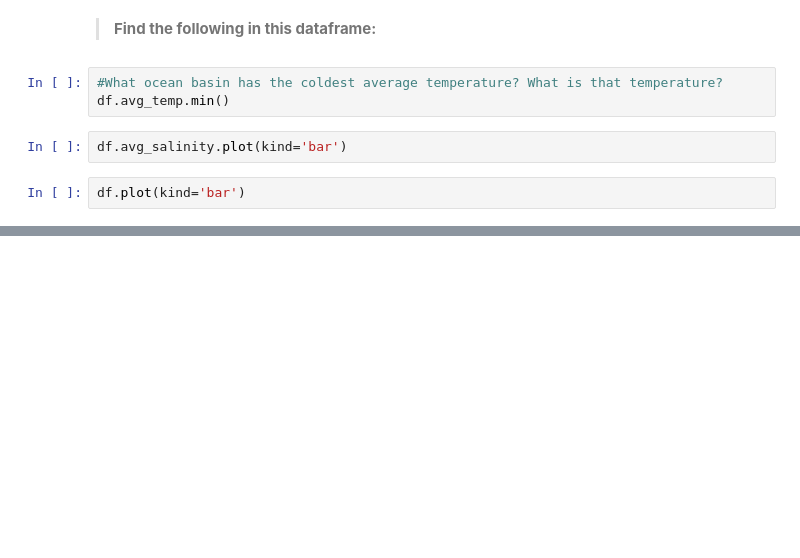
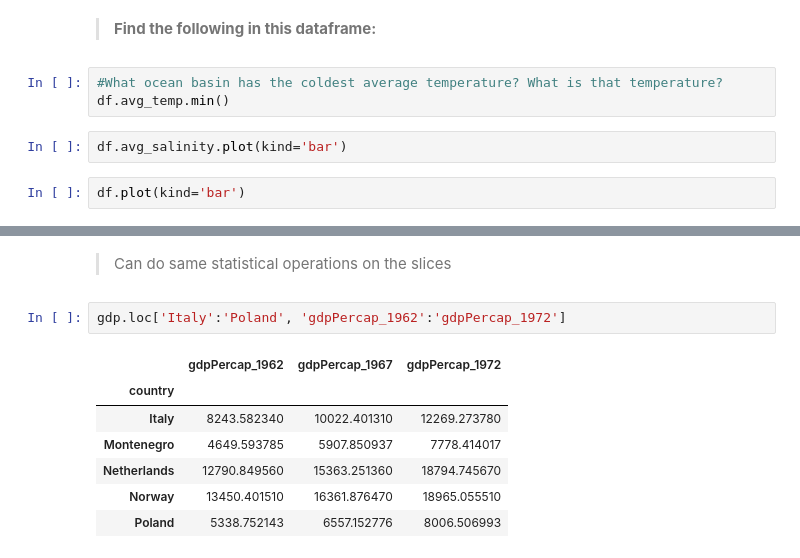
Before and after one commit to shanicetbailey/cig, a Jupyter notebook: Week_5_Salinity_Pandas.ipynb, the cells around one changed output, grey strips where cells are left out. Saved outputs shown, nothing was run; the diff lists cells and outputs as text; blank space fills up the shorter version.

```diff
--- a/Week_5_Salinity_Pandas.ipynb
+++ b/Week_5_Salinity_Pandas.ipynb
@@ -371,0 +481,12 @@ df.plot(kind='bar')
+# %% [markdown]
+> Can do same statistical operations on the slices
+# %%
+gdp.loc['Italy':'Poland', 'gdpPercap_1962':'gdpPercap_1972']
+# %% [output]
+|  | gdpPercap_1962 | gdpPercap_1967 | gdpPercap_1972 |
+| country |  |  |  |
+| Italy | 8243.582340 | 10022.401310 | 12269.273780 |
+| Montenegro | 4649.593785 | 5907.850937 | 7778.414017 |
+| Netherlands | 12790.849560 | 15363.251360 | 18794.745670 |
+| Norway | 13450.401510 | 16361.876470 | 18965.055510 |
+| Poland | 5338.752143 | 6557.152776 | 8006.506993 |
```
Also changed, not shown: parts of 35 cells of this notebook.
